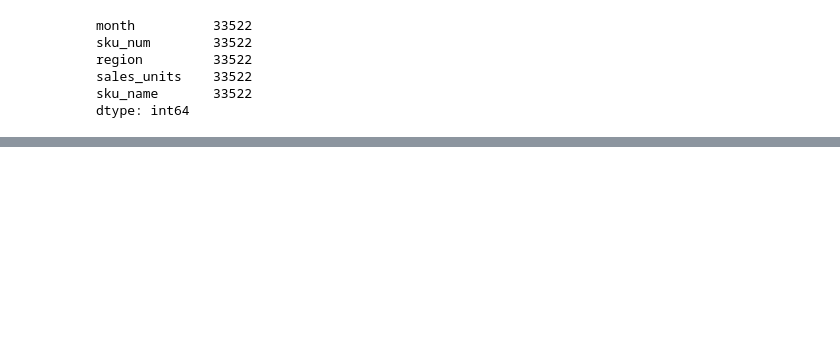
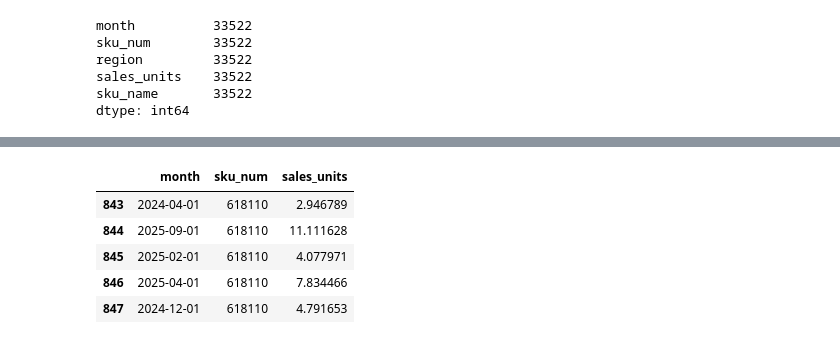
Before and after one commit to Tobywooo/advanced_business_analytics, a Jupyter notebook: sku_level_transform.ipynb, the cells around one changed output, grey strips where cells are left out. Saved outputs shown, nothing was run; the diff lists cells and outputs as text; code cells hidden in the pictures; blank space fills up the shorter version.

```diff
--- a/sku_level_transform.ipynb
+++ b/sku_level_transform.ipynb
@@ -205,0 +231,10 @@ df_masked.head()
+# %%
+df_timeGen_1 = df_masked.drop(columns=['region','sku_name'])
+df_timeGen_1.head()
+# %% [output]
+|  | month | sku_num | sales_units |
+| 843 | 2024-04-01 | 618110 | 2.946789 |
+| 844 | 2025-09-01 | 618110 | 11.111628 |
+| 845 | 2025-02-01 | 618110 | 4.077971 |
+| 846 | 2025-04-01 | 618110 | 7.834466 |
+| 847 | 2024-12-01 | 618110 | 4.791653 |
```
Also changed, not shown: parts of 10 cells of this notebook, 2 other files.
